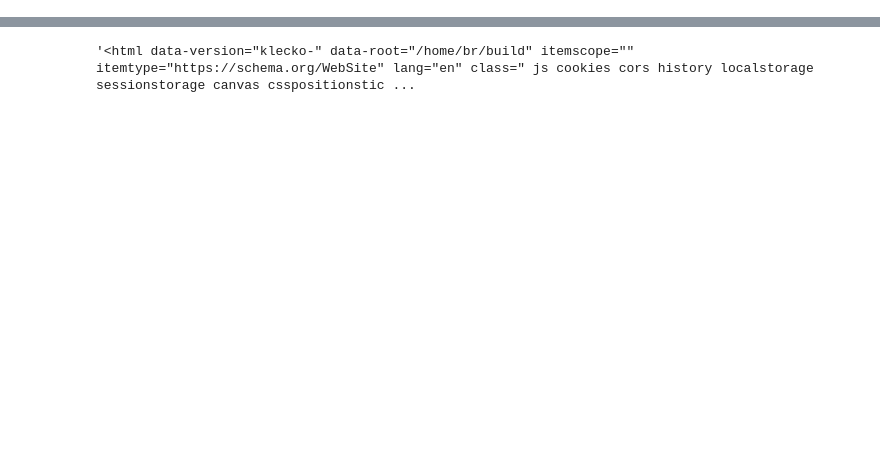
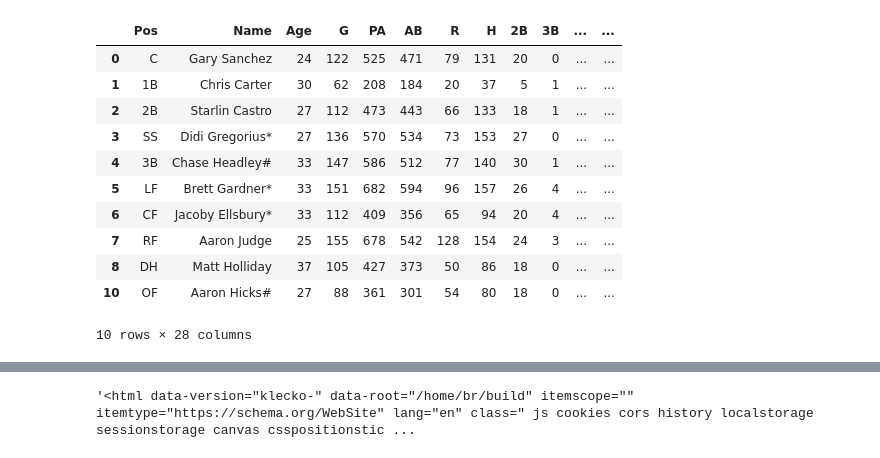
Before and after one commit to Ezuniga13/Home-Run-regression, a Jupyter notebook: Bronx Bombers.ipynb, the cells around one changed output, grey strips where cells are left out. Drawn from its saved outputs; the diff is of its cells as text; code cells hidden in the pictures; blank space fills up the shorter version.

```diff
--- a/Bronx Bombers.ipynb
+++ b/Bronx Bombers.ipynb
@@ -15,0 +47,21 @@ url_2018 = ""
+# %%
+# CLEAN 2017 same as 2016 dropped 'rk' and 9th row
+df_2017.drop('Rk', axis = 1, inplace = True)
+df_2017.drop([9], inplace = True)
+df_2017['YEAR'] = (2017)
+clean_df_2017 = (df_2017[df_2017.index < 25])
+
+clean_df_2017.head(10)
+# %% [output]
+|  | Pos | Name | Age | G | PA | AB | R | H | 2B | 3B | ... | ... |
+| 0 | C | Gary Sanchez | 24 | 122 | 525 | 471 | 79 | 131 | 20 | 0 | ... | ... |
+| 1 | 1B | Chris Carter | 30 | 62 | 208 | 184 | 20 | 37 | 5 | 1 | ... | ... |
+| 2 | 2B | Starlin Castro | 27 | 112 | 473 | 443 | 66 | 133 | 18 | 1 | ... | ... |
+| 3 | SS | Didi Gregorius* | 27 | 136 | 570 | 534 | 73 | 153 | 27 | 0 | ... | ... |
+| 4 | 3B | Chase Headley# | 33 | 147 | 586 | 512 | 77 | 140 | 30 | 1 | ... | ... |
+| 5 | LF | Brett Gardner* | 33 | 151 | 682 | 594 | 96 | 157 | 26 | 4 | ... | ... |
+| 6 | CF | Jacoby Ellsbury* | 33 | 112 | 409 | 356 | 65 | 94 | 20 | 4 | ... | ... |
+| 7 | RF | Aaron Judge | 25 | 155 | 678 | 542 | 128 | 154 | 24 | 3 | ... | ... |
+| 8 | DH | Matt Holliday | 37 | 105 | 427 | 373 | 50 | 86 | 18 | 0 | ... | ... |
+| 10 | OF | Aaron Hicks# | 27 | 88 | 361 | 301 | 54 | 80 | 18 | 0 | ... | ... |
+10 rows × 28 columns
```
Also changed, not shown: parts of 14 cells of this notebook.
